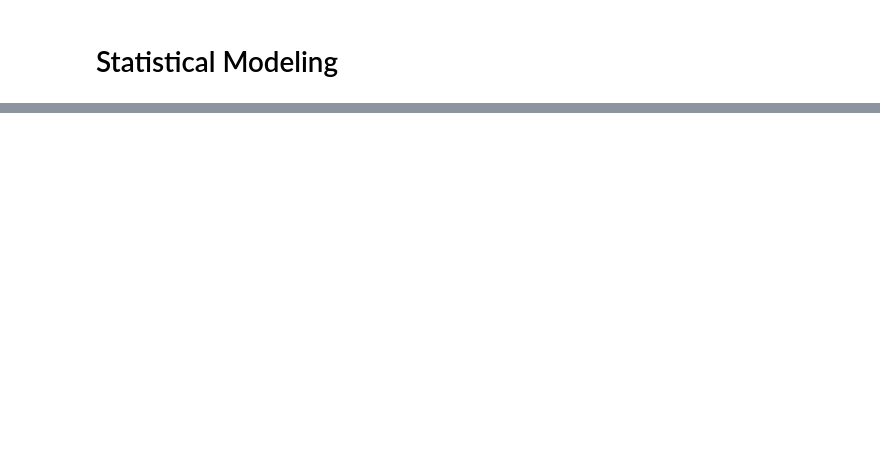
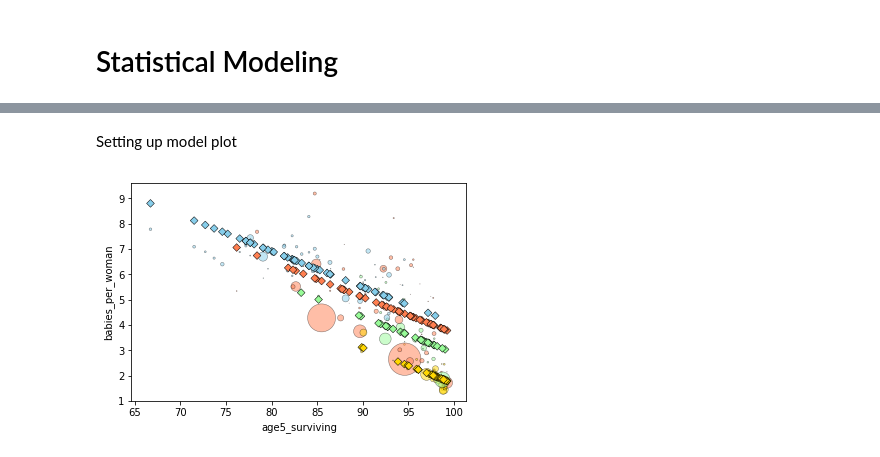
Before and after one commit to fabianfranklinhuffstead/VariousDatasetAnalysis, a Jupyter notebook: Exercise Files/chapter5/workbook_05_03.ipynb, the cells around one changed output, grey strips where cells are left out. Drawn from its saved outputs; the diff is of its cells as text; code cells hidden in the pictures; blank space fills up the shorter version.

```diff
--- a/Exercise Files/chapter5/workbook_05_03.ipynb
+++ b/Exercise Files/chapter5/workbook_05_03.ipynb
@@ -16,0 +19,2 @@ import statsmodels.formula.api as smf
+# %%
+gdata = gapminder.query('year == 1985')
@@ -16,0 +23,13 @@ import statsmodels.formula.api as smf
+# %%
+size = 1e-6 * gdata.population
+
+colors = gdata.region.map({'Africa': 'skyblue', 'Europe': 'gold', 'America': 'palegreen', 'Asia': 'coral'})
+
+def plotdata():
+    gdata.plot.scatter('age5_surviving', 'babies_per_woman', c=colors, s=size, linewidths=0.5, edgecolor='k', alpha=0.5)
+# %% [markdown]
+Setting up model plot
+# %%
+def plotfit(fit):
+    plotdata()
+    pp.scatter(gdata.age5_surviving, fit.predict(gdata), c=colors, s=30, linewidths=0.5, edgecolors='k', marker='D')
@@ -16,0 +38,2 @@ import statsmodels.formula.api as smf
+# %%
+surviving = smf.ols(formula='babies_per_woman ~ -1 + region + age5_surviving', data=gdata).fit()
@@ -16,0 +42,4 @@ import statsmodels.formula.api as smf
+# %%
+plotfit(surviving)
+# %% [output]
+[figure, added]
```
Also changed, not shown: parts of 19 cells of this notebook.
